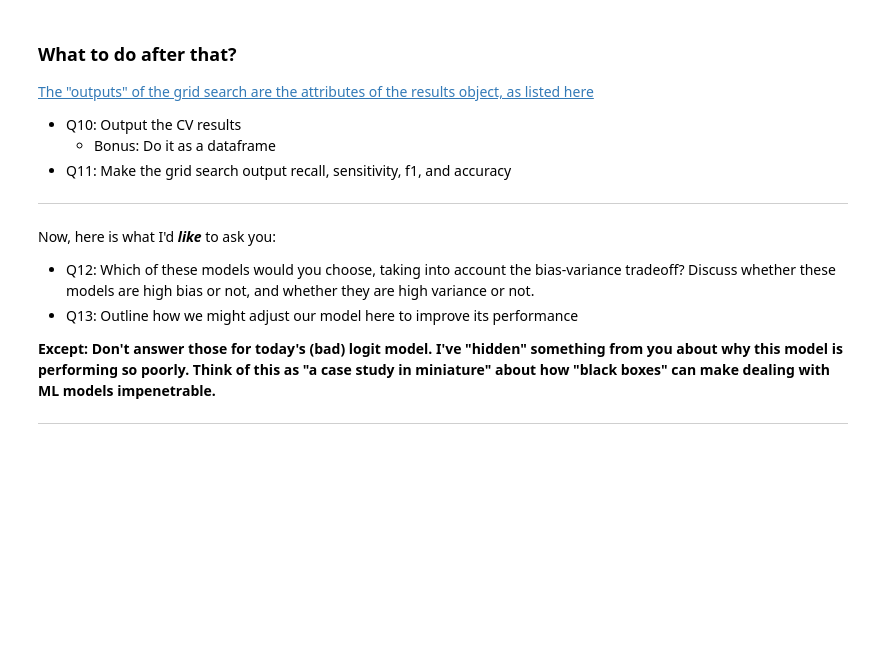
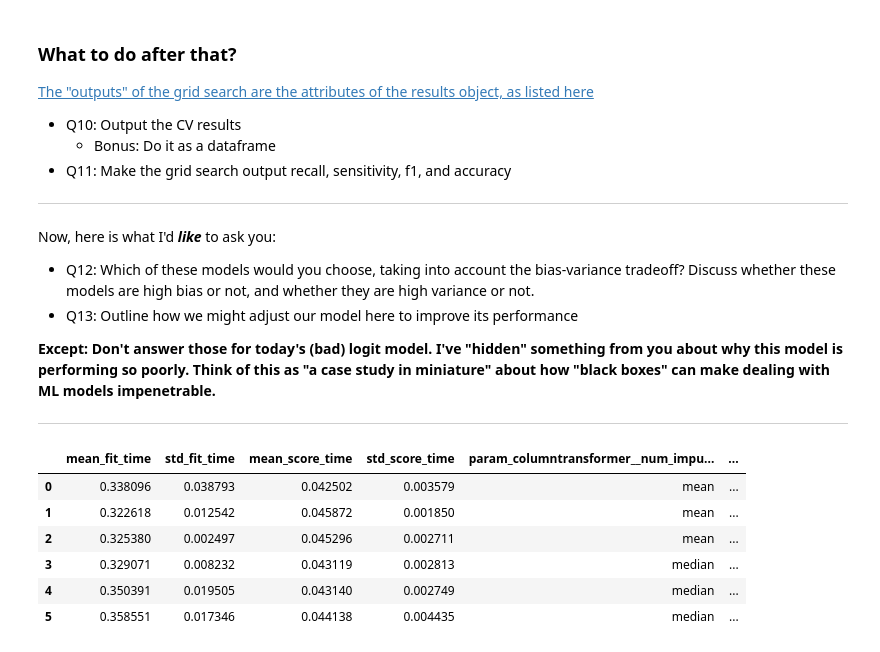
Before and after one commit to donbowen/Class-Notes-2024-1210pm, a Jupyter notebook: ML/ML_worksheet1.ipynb, the cells around one changed output. Drawn from its saved outputs; the diff is of its cells as text; code cells hidden in the pictures; blank space fills up the shorter version.

```diff
--- a/ML/ML_worksheet1.ipynb
+++ b/ML/ML_worksheet1.ipynb
@@ -124,21 +79,16 @@ numer_pipe = make_pipeline(SimpleImputer(strategy='mean'),
                            StandardScaler())
 
 cat_pipe   = make_pipeline(OneHotEncoder(drop='first'))
-# drop first for reg like estimators, keep for others , eg,  trees
 
 # combine those pipes into "preprocess" pipe
 
 preproc_pipe = ColumnTransformer(
-    [
-        # a list of tuples
-        # tuple: name for step, which pipe for this step, which vars
-        ("num_impute", numer_pipe, ['annual_inc','dti, fico_range_high']),
-        ("cat_trans", cat_pipe, ['grade'])
+    [ # arg 1 of ColumnTransformer is a list, so this starts the list
+    # a tuple for the numerical vars: name, pipe, which vars to apply to
+    ("num_impute", numer_pipe, ['annual_inc']),
+    # a tuple for the categorical vars: name, pipe, which vars to apply to
+    ("cat_trans", cat_pipe, ['grade'])
     ]
-    ,
-    remainder = 'drop'
+    , # ColumnTransformer can take other args, most important: "remainder"
+    remainder = 'drop' # you either drop or passthrough any vars not modified above
 )
-
-numer_pipe # prints out dialog, click the pipeline to show full steps
-cat_pipe
-preproc_pipe
@@ -342,9 +310,13 @@ parameters =  {'logisticregression__C': [0.1,1,5],
 
 grid_search = GridSearchCV(estimator = logit_pipe,
                            param_grid = parameters,
-                           cv = 10
+                           cv = 5,
+                           scoring=['recall','f1'],
+                           # pick your fav score, or none
+                           refit = False
                            )
 
+# .fit() runs the CV for all combos of param_grid
 results = grid_search.fit(X_train,y_train)
 
 #     save pipeline with optimal params in place
@@ -371,3 +343,12 @@ Now, here is what I'd _**like**_ to ask you:
 ---
 # %%
 # put answers here for Q10 and Q11
+pd.DataFrame(results.cv_results_)
+# %% [output]
+|  | mean_fit_time | std_fit_time | mean_score_time | std_score_time | param_columntransformer__num_impu... | ... |
+| 0 | 0.338096 | 0.038793 | 0.042502 | 0.003579 | mean | ... |
+| 1 | 0.322618 | 0.012542 | 0.045872 | 0.001850 | mean | ... |
+| 2 | 0.325380 | 0.002497 | 0.045296 | 0.002711 | mean | ... |
+| 3 | 0.329071 | 0.008232 | 0.043119 | 0.002813 | median | ... |
+| 4 | 0.350391 | 0.019505 | 0.043140 | 0.002749 | median | ... |
+| 5 | 0.358551 | 0.017346 | 0.044138 | 0.004435 | median | ... |
```
Also changed, not shown: parts of 16 cells of this notebook.
